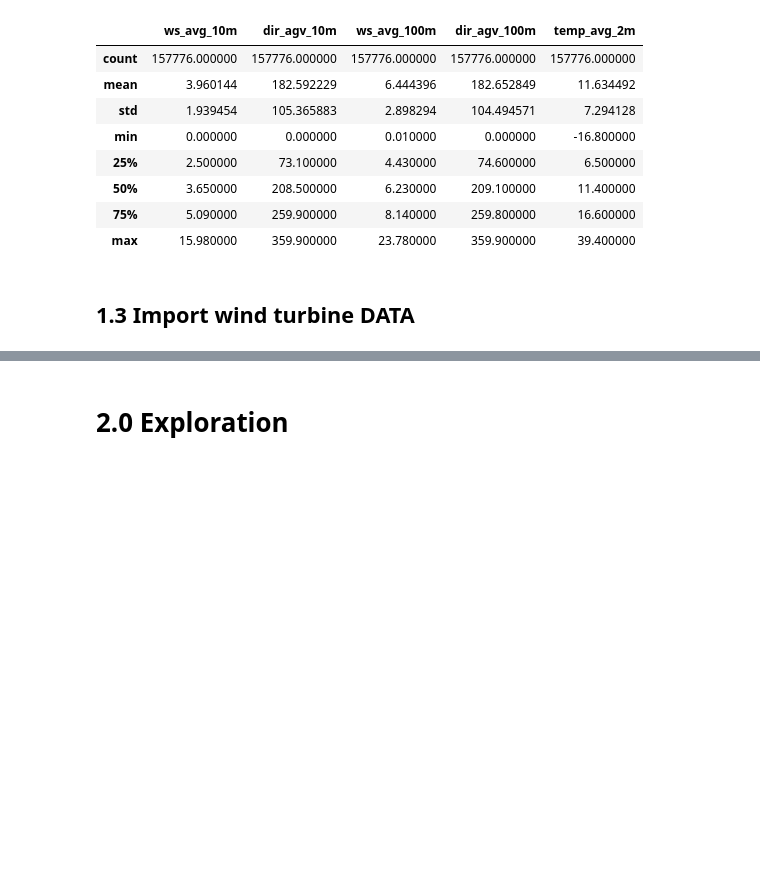
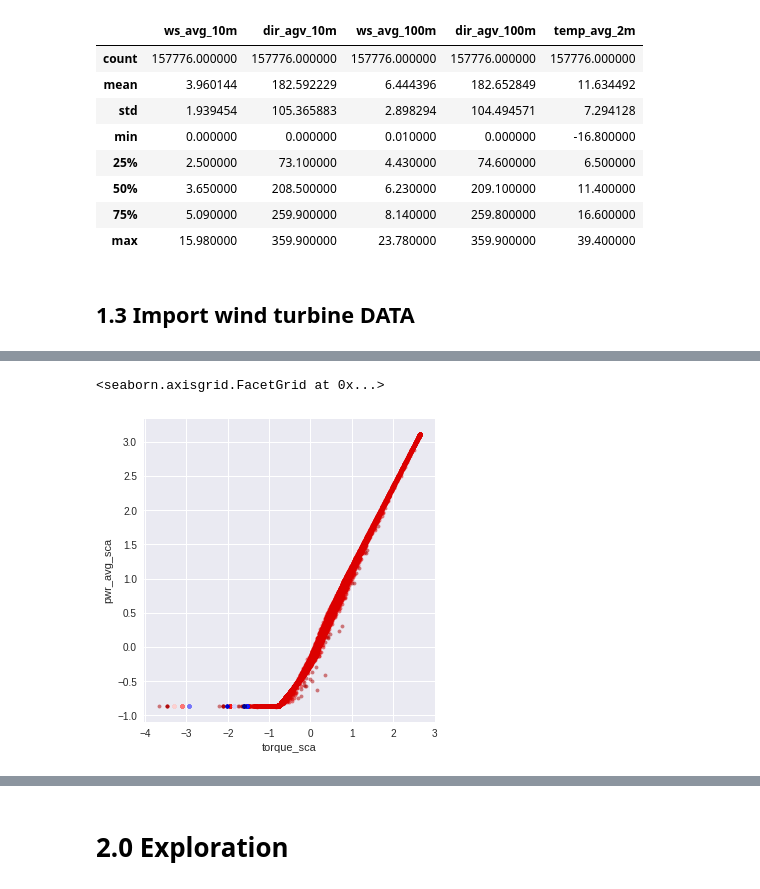
Before and after one commit to Umercia/wind_power, a Jupyter notebook: wind_farm_power_prediction.ipynb, the cells around one changed output, grey strips where cells are left out. Cells and saved outputs as stored; diff of their text form; code cells hidden in the pictures; blank space fills up the shorter version.

```diff
--- a/wind_farm_power_prediction.ipynb
+++ b/wind_farm_power_prediction.ipynb
@@ -293,0 +526,10 @@ wtg11_df = wtg11_df.loc["2014-01-01 00:00:00":"2018-12-31 23:50:00",:]
+# %%
+
+# X_wtg.loc[idx_kFold[8], "dbscan"] = dbscan.fit_predict(X)
+
+X = X_wtg.loc[idx_kFold[0],:]
+sns.lmplot(x="torque_sca", y="pwr_avg_sca", data=X,
+           fit_reg=False, hue="dbscan", legend=False, palette="seismic_r", scatter_kws={"s":15, 'alpha':0.50})
+# %% [output]
+<seaborn.axisgrid.FacetGrid at 0x...>
+[figure, added]
```
Also changed, not shown: parts of 39 cells of this notebook.
